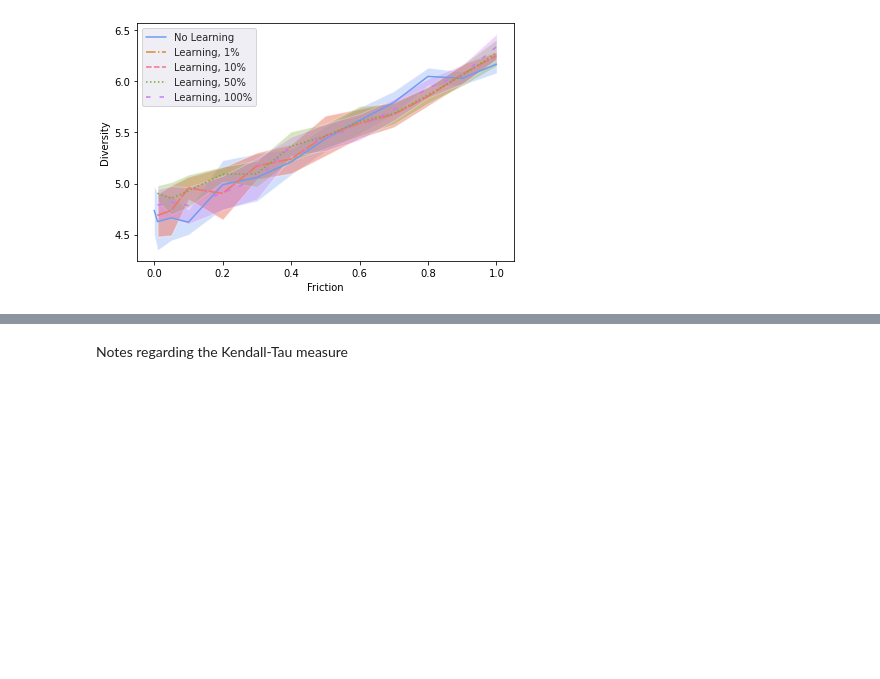
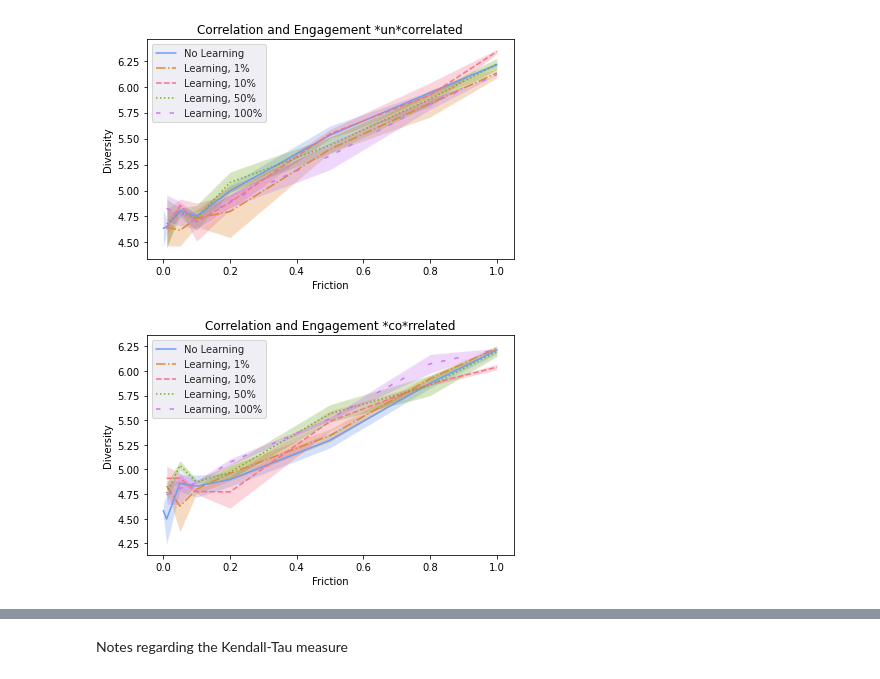
Before and after one commit to LJ-9/Friction-Social-Media-Model, a Jupyter notebook: Friction/Analysis_and_notes.ipynb, the cells around one changed output, grey strips where cells are left out. Saved outputs shown, nothing was run; the diff lists cells and outputs as text; code cells hidden in the pictures; blank space fills up the shorter version.

```diff
--- a/Friction/Analysis_and_notes.ipynb
+++ b/Friction/Analysis_and_notes.ipynb
@@ -24,6 +25,6 @@ verbose_dir = 'verbose/07112022_friction_vary_friction_and_learning_6_runs'
 # %%
 # look at single results file
-data = json.load(open(os.path.join(result_dir,'mu_fr_0.1-learn_fr_0.2.json')))
+data = json.load(open(os.path.join(result_dir,'mu_fr_0.1-learn_fr_0.2-trunc_0.json')))
 df = pd.DataFrame.from_dict(data, orient='columns')
 df
 # %% [output]
@@ -76,5 +85,5 @@ qual_agg = temp.groupby(['mu_friction', 'learning_friction'])['quality'].agg(['m
 # %%
 # Make diversity table
-div_agg = temp.groupby(['mu_friction', 'learning_friction'])['diversity'].agg(['mean', 'std']).reset_index()
+div_agg = temp.groupby(['mu_friction', 'learning_friction','truncation_interval'])['diversity'].agg(['mean', 'sem']).reset_index()
 # %%
 # Make disrcriminative power table
@@ -84,23 +93,23 @@ dp_agg_pval = temp.groupby(['mu_friction', 'learning_friction'])['dicriminative_
 # %%
-def frictionplot(no_learn, learn, learn_1, learn_50, learn_100, ylabel, savename):
+def frictionplot(no_learn, learn_1, learn_10, learn_50, learn_100, ylabel, savename, title):
     fig, ax = plt.subplots()
     clrs = sns.color_palette("husl", 10)
     with sns.axes_style("darkgrid"):
 
         meanst = no_learn['mean']
-        sdt = no_learn['std']
+        sdt = no_learn['sem']
 
         meanst_learn_10 = learn_10['mean']
-        sdt_learn_10 = learn_10['std']
+        sdt_learn_10 = learn_10['sem']
 
         meanst_learn_1 = learn_1['mean']
-        sdt_learn_1 = learn_1['std']
+        sdt_learn_1 = learn_1['sem']
 
         meanst_learn_50 = learn_50['mean']
-        sdt_learn_50 = learn_50['std']
+        sdt_learn_50 = learn_50['sem']
 
         meanst_learn_100 = learn_100['mean']
-        sdt_learn_100 = learn_100['std']
+        sdt_learn_100 = learn_100['sem']
 
         ax.plot(pd.unique(no_learn['mu_friction']), meanst,label = 'No Learning', c=clrs[7], linestyle='-')
         ax.fill_between(pd.unique(no_learn['mu_friction']), meanst-sdt, meanst+sdt ,alpha=0.3, facecolor=clrs[7])
@@ -124,21 +133,29 @@ def frictionplot(no_learn, learn, learn_1, learn_50, learn_100, ylabel, savename
         plt.xlabel("Friction")
         fig.set_tight_layout(True)
         plt.ylabel(ylabel)
+        ax.set_title(title)
+
         plt.savefig(savename)
 # %%
-no_learn = div_agg.loc[div_agg['learning_friction'] == 0.0]
+no_learn = div_agg.loc[(div_agg['learning_friction'] == 0.0)  & (div_agg['truncation_interval'] == 0)]
+learn_10 = div_agg.loc[(div_agg['learning_friction'] > 0.098) & (div_agg['learning_friction'] < 0.13) & (div_agg['truncation_interval'] == 0)]
+learn_1 = div_agg.loc[(div_agg['learning_friction'] > 0.009) & (div_agg['learning_friction'] < 0.013) & (div_agg['truncation_interval'] == 0) ]
+learn_50 = div_agg.loc[(div_agg['learning_friction'] > 0.49) & (div_agg['learning_friction'] < 0.55) & (div_agg['truncation_interval'] == 0)]
+learn_100 = div_agg.loc[(div_agg['learning_friction'] > 0.98) & (div_agg['truncation_interval'] == 0)]
+ylabel = 'Diversity'
+savename = 'line_plot_diversity_and_learning_no_truncation.pdf'
+title = 'Correlation and Engagement *un*correlated'
+frictionplot(no_learn, learn_1, learn_10, learn_50, learn_100, ylabel, savename, title)
 
-learn_10 = div_agg.loc[(div_agg['learning_friction'] > 0.098) & (div_agg['learning_friction'] < 0.13)]
-
-learn_1 = div_agg.loc[(div_agg['learning_friction'] > 0.009) & (div_agg['learning_friction'] < 0.013)]
-
-learn_50 = div_agg.loc[(div_agg['learning_friction'] > 0.49) & (div_agg['learning_friction'] < 0.55)]
-
-learn_100 = div_agg.loc[(div_agg['learning_friction'] > 0.98)]
-
+no_learn = div_agg.loc[(div_agg['learning_friction'] == 0.0)  & (div_agg['truncation_interval'] == 0.1)]
+learn_10 = div_agg.loc[(div_agg['learning_friction'] > 0.098) & (div_agg['learning_friction'] < 0.13) & (div_agg['truncation_interval'] == 0.1)]
+learn_1 = div_agg.loc[(div_agg['learning_friction'] > 0.009) & (div_agg['learning_friction'] < 0.013) & (div_agg['truncation_interval'] == 0.1) ]
+learn_50 = div_agg.loc[(div_agg['learning_friction'] > 0.49) & (div_agg['learning_friction'] < 0.55) & (div_agg['truncation_interval'] == 0.1)]
+learn_100 = div_agg.loc[(div_agg['learning_friction'] > 0.98) & (div_agg['truncation_interval'] == 0.1)]
 ylabel = 'Diversity'
-savename = 'line_plot_diversity_and_learning.pdf'
-
-frictionplot(no_learn, learn_1, learn_10, learn_50, learn_100, ylabel, savename)
+savename = 'line_plot_diversity_and_learning_truncation.pdf'
+title = 'Correlation and Engagement *co*rrelated'
+frictionplot(no_learn, learn_1, learn_10, learn_50, learn_100, ylabel, savename, title)
 # %% [output]
-[figure, old version]
+[figure, new version]
+[figure, added]
```
Also changed, not shown: parts of 38 cells of this notebook, 25 other files.
